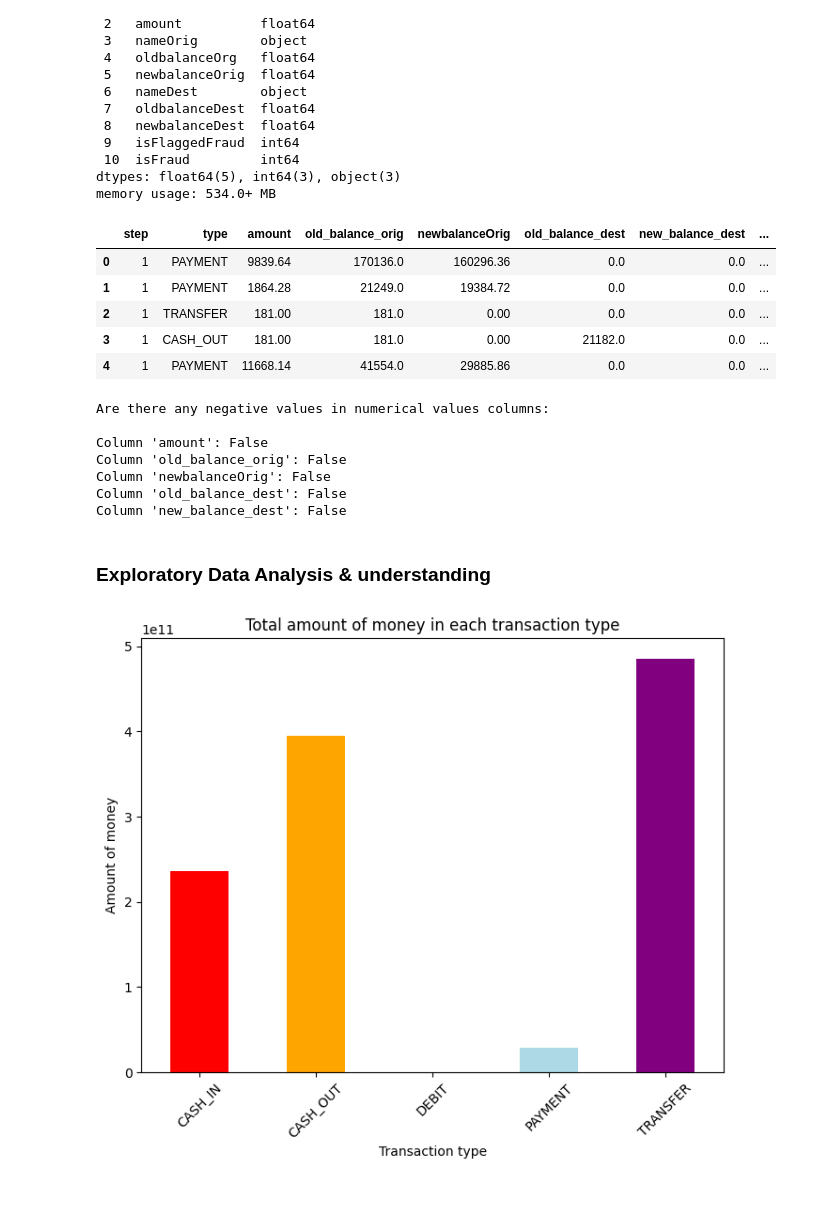
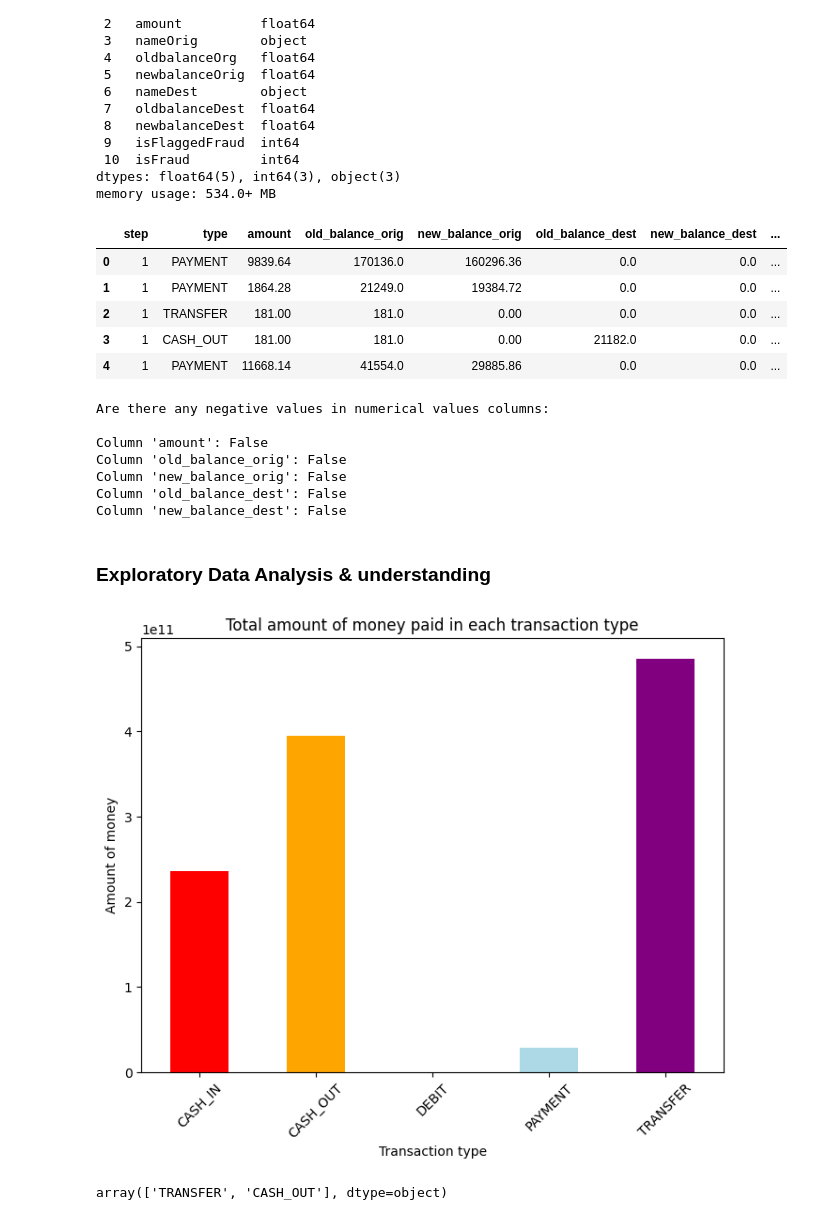
Before and after one commit to mverbytska/transaction-fraud-detection-pet-project, a Jupyter notebook: project/fraudulent_transactions_detection.ipynb, the cells around one changed output. Drawn from its saved outputs; the diff is of its cells as text; code cells hidden in the pictures.

```diff
--- a/project/fraudulent_transactions_detection.ipynb
+++ b/project/fraudulent_transactions_detection.ipynb
@@ -102,7 +110,7 @@ memory usage: 534.0+ MB
 # %%
 df_dropped_cols = reordered_cols_data.drop(['nameOrig', 'nameDest'], axis=1)
 cols_to_rename = {'oldbalanceOrg': 'old_balance_orig',
-                     'newbalanceOrg': 'new_balance_orig',
+                     'newbalanceOrig': 'new_balance_orig',
                      'oldbalanceDest': 'old_balance_dest',
                      'newbalanceDest': 'new_balance_dest',
                      'isFlaggedFraud': 'is_flagged_fraud',
@@ -111,7 +119,7 @@ cols_to_rename = {'oldbalanceOrg': 'old_balance_orig',
 renamed_cols_df = df_dropped_cols.rename(columns=cols_to_rename)
 renamed_cols_df.head()
 # %% [output]
-|  | step | type | amount | old_balance_orig | newbalanceOrig | old_balance_dest | new_balance_dest | ... |
+|  | step | type | amount | old_balance_orig | new_balance_orig | old_balance_dest | new_balance_dest | ... |
 | 0 | 1 | PAYMENT | 9839.64 | 170136.0 | 160296.36 | 0.0 | 0.0 | ... |
 | 1 | 1 | PAYMENT | 1864.28 | 21249.0 | 19384.72 | 0.0 | 0.0 | ... |
 | 2 | 1 | TRANSFER | 181.00 | 181.0 | 0.00 | 0.0 | 0.0 | ... |
@@ -127,7 +135,7 @@ Are there any negative values in numerical values columns:
 
 Column 'amount': False
 Column 'old_balance_orig': False
-Column 'newbalanceOrig': False
+Column 'new_balance_orig': False
 Column 'old_balance_dest': False
 Column 'new_balance_dest': False
 # %% [markdown]
@@ -135,13 +143,19 @@ Column 'new_balance_dest': False
 # %%
 # see how much money is included into each type of transaction
 grouped_by_type = renamed_cols_df.groupby('type').amount.sum()
 plt.figure(figsize=(8, 6))
 colors_list_for_types = ['red', 'orange', 'green', 'lightblue', 'purple']
 grouped_by_type.plot(kind='bar', color=colors_list_for_types)
 plt.xticks(rotation=45)
 plt.xlabel('Transaction type')
 plt.ylabel('Amount of money')
-plt.title('Total amount of money in each transaction type')
+plt.title('Total amount of money paid in each transaction type')
 plt.show()
 # %% [output]
-[figure, old version]
+[figure, new version]
+# %%
+renamed_cols_df.loc[renamed_cols_df.is_fraud == 1].type.unique()
+# from now we know that the fraud transactions are primarly caused by transfering money and withdrawing cash
+#(as the latter one is difficult to trace)
+# %% [output]
+array(['TRANSFER', 'CASH_OUT'], dtype=object)
```
Also changed, not shown: parts of 11 cells of this notebook.
